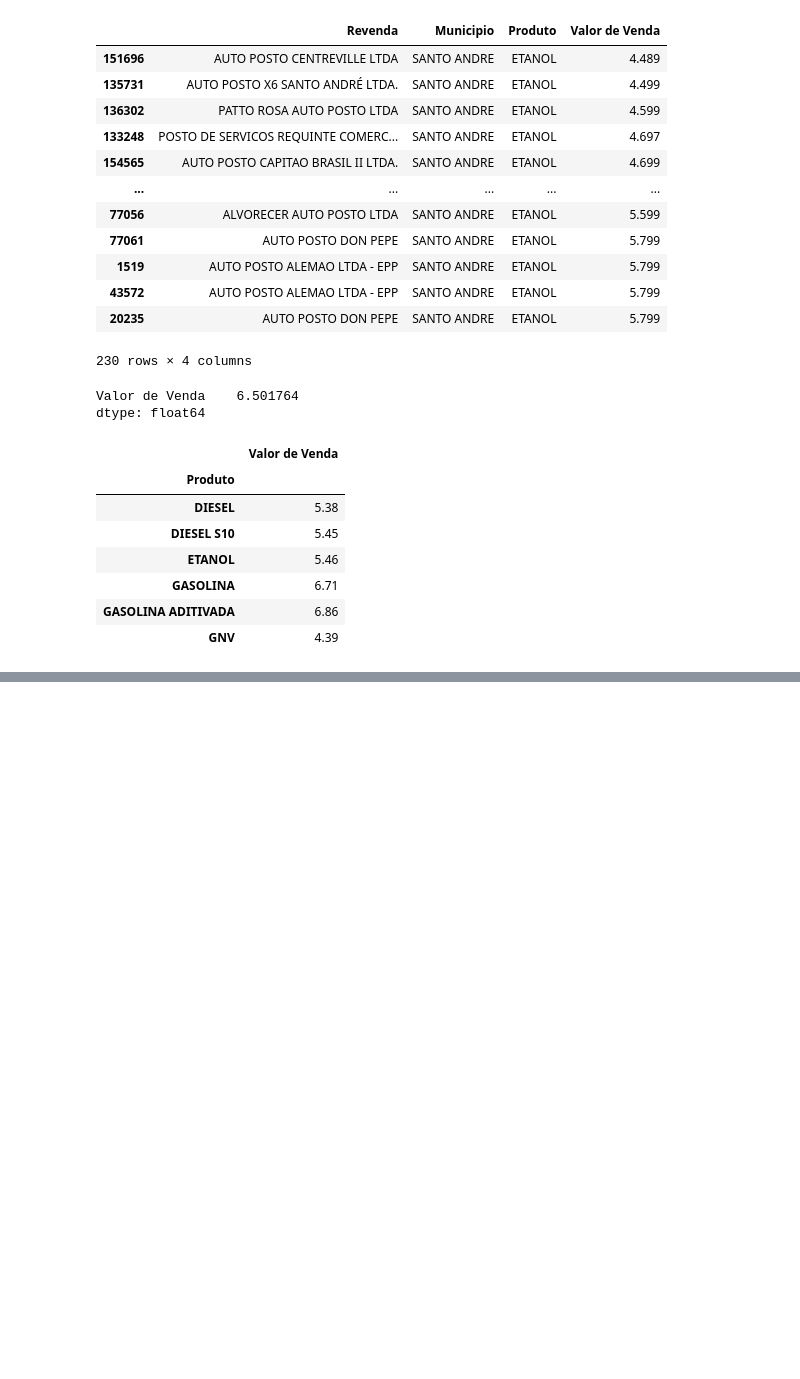
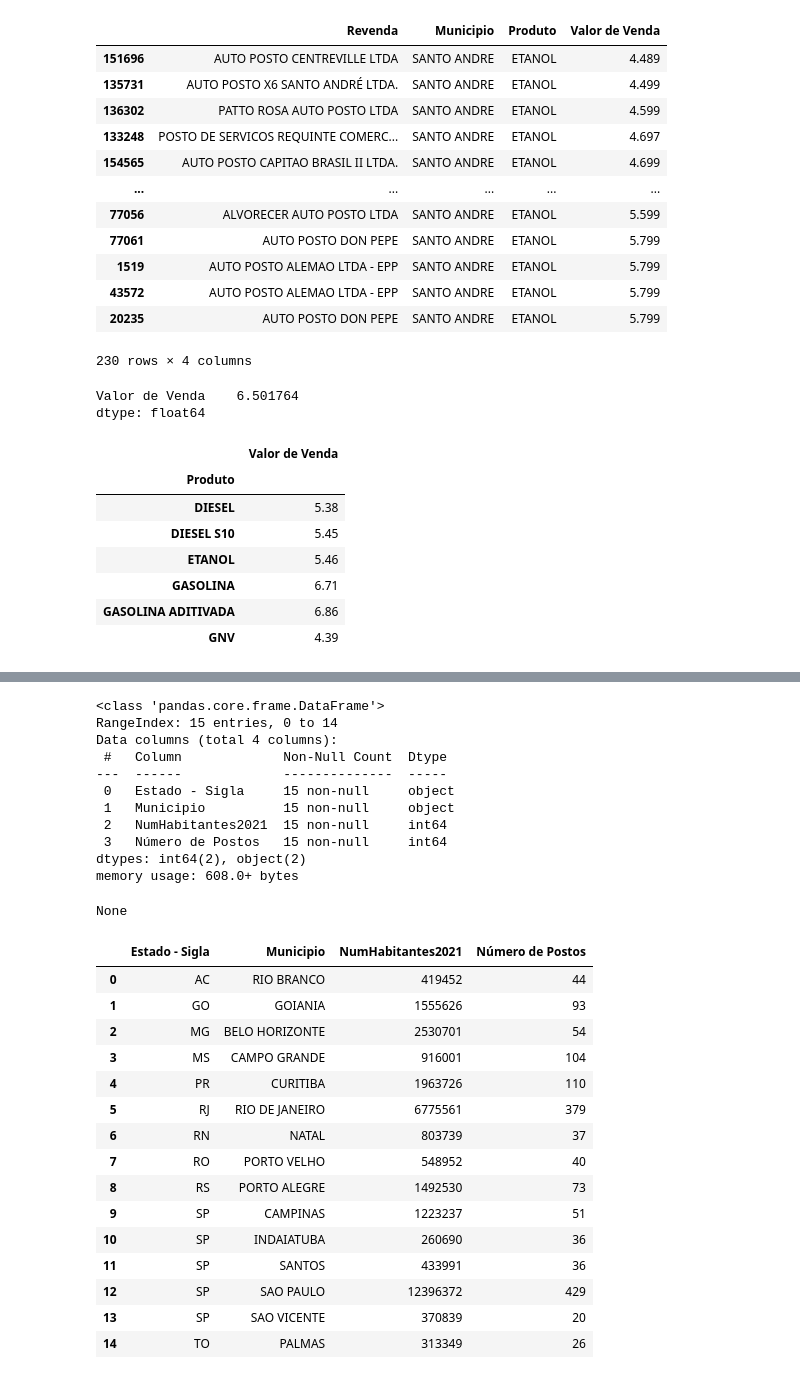
Before and after one commit to L1NEA/PythonPanda2023.01, a Jupyter notebook: Pandas01.ipynb, the cells around one changed output, grey strips where cells are left out. Drawn from its saved outputs; the diff is of its cells as text; code cells hidden in the pictures; blank space fills up the shorter version.

```diff
--- a/Pandas01.ipynb
+++ b/Pandas01.ipynb
@@ -368,0 +437,5 @@ etanol_santoandre_df.to_excel('etanol_santoandre.xlsx', sheet_name = 'Etanol em
+# %%
+#Destruir coluna completamente vazia (todas as linhas são nulas)
+
+merge_df.dropna(axis='columns', inplace=True)
+print(merge_df.info())
@@ -368,0 +539,38 @@ etanol_santoandre_df.to_excel('etanol_santoandre.xlsx', sheet_name = 'Etanol em
+# %%
+# Agrupar e contar quantos postos tem na cidade
+
+postos_por_municipio_df = merge_df.groupby(by=['Estado - Sigla', 'Municipio', 'NumHabitantes2021']).count() #agrupa as informações iguais nessas colunas e conta quantos itens tem
+postos_por_municipio_df.drop('CNPJ da Revenda', axis=1, inplace=True) #descartou uma coluna
+postos_por_municipio_df.reset_index(inplace=True)
+postos_por_municipio_df.rename(columns={"Revenda": "Número de Postos"}, inplace=True) #renomeou uma coluna para trazer a informação desejada
+display(postos_por_municipio_df.info())
+display(postos_por_municipio_df)
+# %% [output]
+<class 'pandas.core.frame.DataFrame'>
+RangeIndex: 15 entries, 0 to 14
+Data columns (total 4 columns):
+ #   Column             Non-Null Count  Dtype
+---  ------             --------------  -----
+ 0   Estado - Sigla     15 non-null     object
+ 1   Municipio          15 non-null     object
+ 2   NumHabitantes2021  15 non-null     int64
+ 3   Número de Postos   15 non-null     int64
+dtypes: int64(2), object(2)
+memory usage: 608.0+ bytes
+None
+|  | Estado - Sigla | Municipio | NumHabitantes2021 | Número de Postos |
+| 0 | AC | RIO BRANCO | 419452 | 44 |
+| 1 | GO | GOIANIA | 1555626 | 93 |
+| 2 | MG | BELO HORIZONTE | 2530701 | 54 |
+| 3 | MS | CAMPO GRANDE | 916001 | 104 |
+| 4 | PR | CURITIBA | 1963726 | 110 |
+| 5 | RJ | RIO DE JANEIRO | 6775561 | 379 |
+| 6 | RN | NATAL | 803739 | 37 |
+| 7 | RO | PORTO VELHO | 548952 | 40 |
+| 8 | RS | PORTO ALEGRE | 1492530 | 73 |
+| 9 | SP | CAMPINAS | 1223237 | 51 |
+| 10 | SP | INDAIATUBA | 260690 | 36 |
+| 11 | SP | SANTOS | 433991 | 36 |
+| 12 | SP | SAO PAULO | 12396372 | 429 |
+| 13 | SP | SAO VICENTE | 370839 | 20 |
+| 14 | TO | PALMAS | 313349 | 26 |
```
Also changed, not shown: parts of 13 cells of this notebook.
